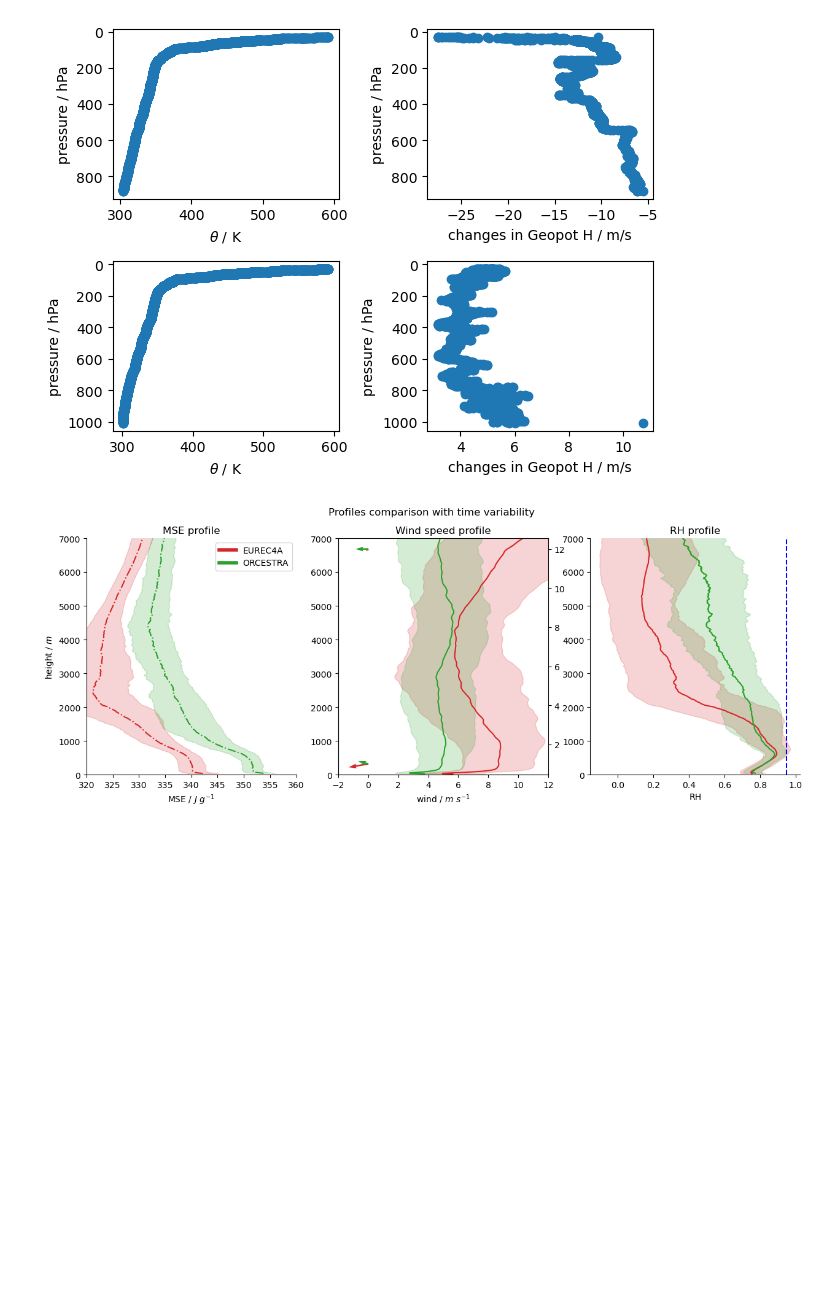
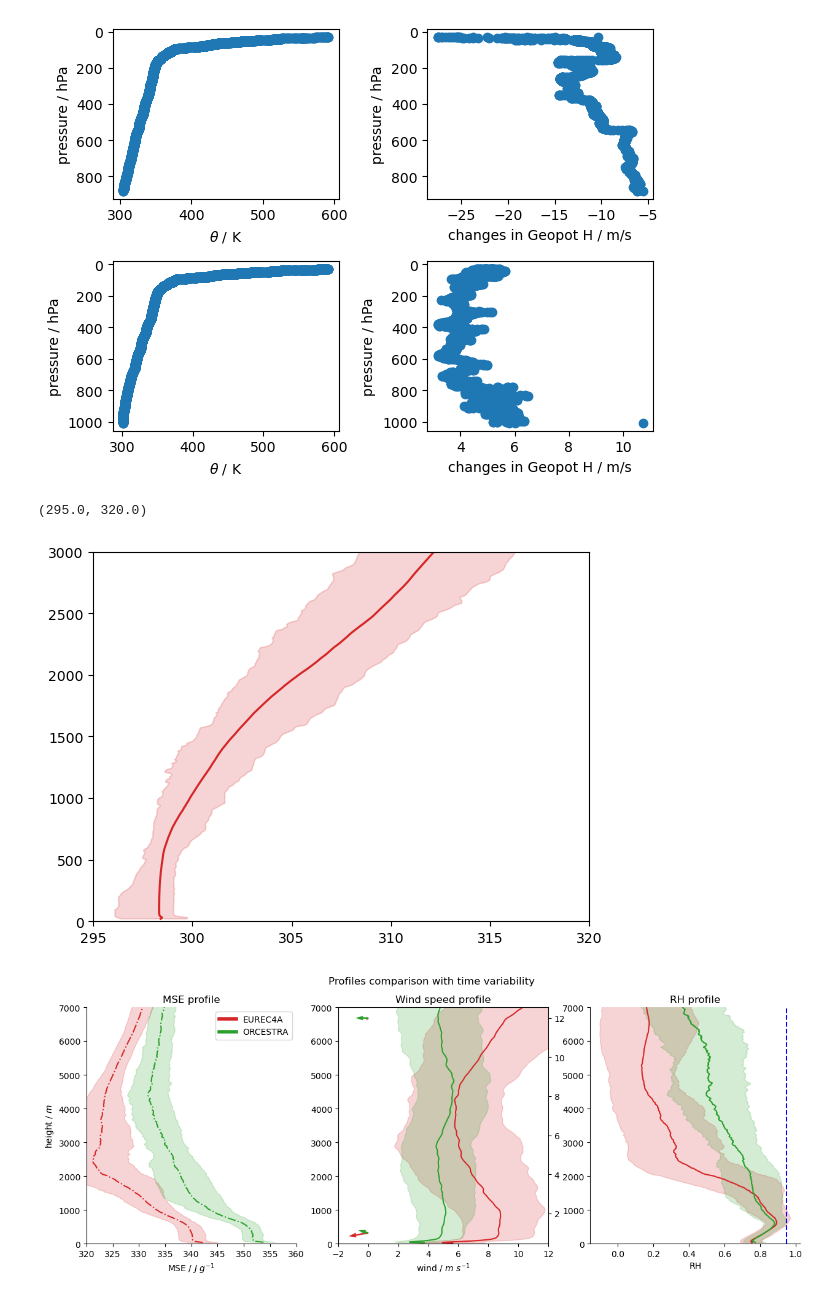
Before and after one commit to meteorologopazzo/BCO_observational, a Jupyter notebook: eurec4a_vs_orcestra_profiles.ipynb, the cells around one changed output. Drawn from its saved outputs; the diff is of its cells as text; code cells hidden in the pictures; blank space fills up the shorter version.

```diff
--- a/eurec4a_vs_orcestra_profiles.ipynb
+++ b/eurec4a_vs_orcestra_profiles.ipynb
@@ -161,6 +161,32 @@ for x in ax:
 plt.tight_layout()
 # %% [output]
 [figure]
+# %%
+theta = ds_eureca["theta"]
+theta_std = theta.std(dim="sounding")
+
+
+
+
+plt.plot(theta.mean(dim="sounding"), ds_eureca.alt, color="tab:red", label="EU")
+plt.fill_betweenx(
+    ds_eureca.alt,
+    theta.quantile(0.01, dim="sounding"),
+    theta.quantile(0.99, dim="sounding"),
+    #(theta.mean(dim="sounding") - theta_std) ,
+    #(theta.mean(dim="sounding") + theta_std) ,
+
+    color="tab:red",
+    alpha=0.2,
+    label='±1 std (time)'
+)
+
+
+plt.ylim(0,3000)
+plt.xlim(295, 320)
+# %% [output]
+(295.0, 320.0)
+[figure, added]
 # %%
 mse_eu  = cp*ds_eureca["ta"] + Lv*ds_eureca["mr"] + g*ds_eureca.alt
 mse_orc = cp*ds_orcestra_bco["ta"] + Lv*ds_orcestra_bco["mr"] + g*ds_orcestra_bco.height
```
Also changed, not shown: parts of 1 cell of this notebook, 4 other files.
